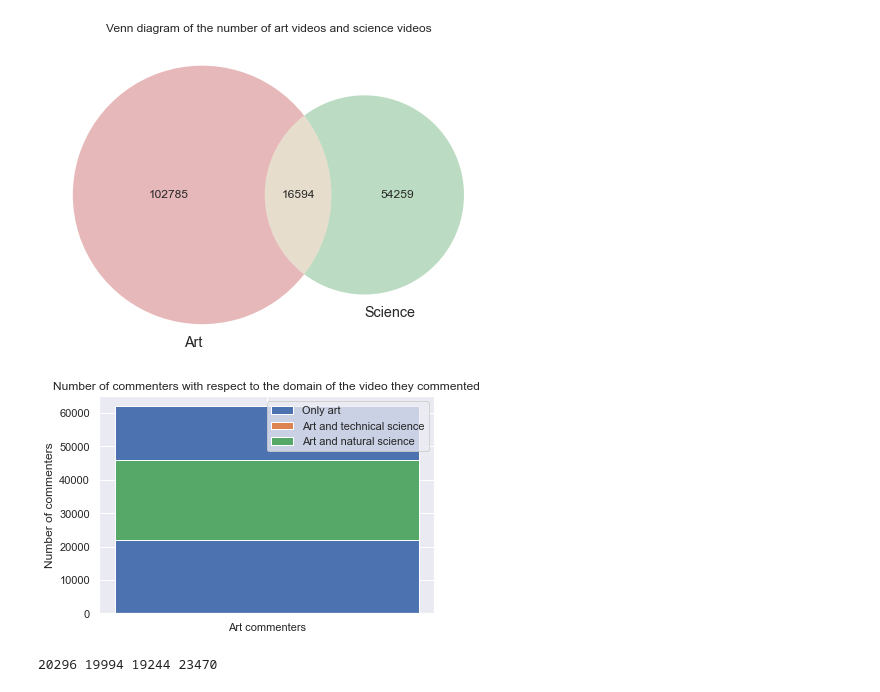
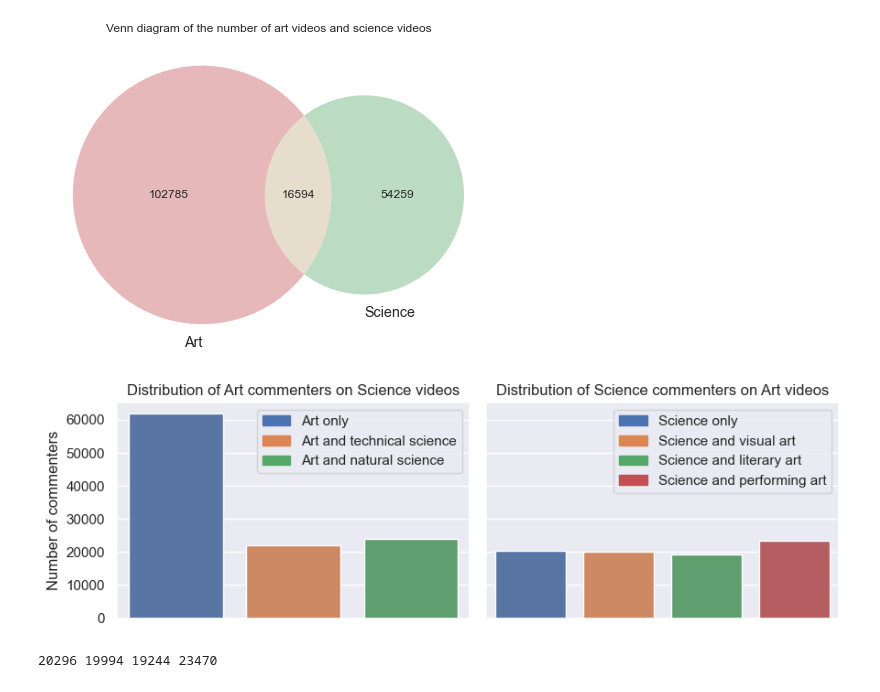
Before and after one commit to epfl-ada/ada-2022-project-geksada, a Jupyter notebook: Milestone 3.ipynb, the cells around one changed output. Cells and saved outputs as stored; diff of their text form; code cells hidden in the pictures.

```diff
--- a/Milestone 3.ipynb
+++ b/Milestone 3.ipynb
@@ -868,30 +885,35 @@ only_science_commenters = len(df_com_art_science[(df_com_art_science['science']
 science_visu_art_commenters = len(df_com_art_science[(df_com_art_science['science'] > 0) & (df_com_art_science['visual_art'] > 0)])
 science_lit_art_commenters = len(df_com_art_science[(df_com_art_science['science'] > 0) & (df_com_art_science['literary_art'] > 0)])
 science_perf_art_commenters = len(df_com_art_science[(df_com_art_science['science'] > 0) & (df_com_art_science['performing_art'] > 0)])
-# %%
-import matplotlib.pyplot as plt
-
-
-labels = ['Art commenters']
-only_subject = [only_art_commenters]
-v1 = [art_tech_science_commenters]
-v2 = [art_nat_science_commenters]
-width = 0.1
-
-fig, ax = plt.subplots()
-
-ax.bar(labels, only_subject, width, label='Only art')
-ax.bar(labels, v1, width, bottom=v2,
-       label='Art and technical science')
-ax.bar(labels, v2, width, bottom=v1, label='Art and natural science')
-
-ax.set_ylabel('Number of commenters')
-ax.set_title('Number of commenters with respect to the domain of the video they commented')
-ax.legend()
-
-plt.show()
-# %% [output]
-[figure, removed]
+# %%
+fig, axs = plt.subplots(1, 2, figsize=(9, 3), sharey = True)
+
+axs[0].set_ylabel('Number of commenters')
+
+# Art commenters w.r.t Science
+categories = ['Art only', 'Art and technical science', 'Art and natural science']
+values = [only_art_commenters, art_tech_science_commenters, art_nat_science_commenters]
+plot = sns.barplot(x=categories, y=values, ax=axs[0])
+axs[0].set_title('Distribution of Art commenters on Science videos')
+
+patches = [mpl.patches.Patch(color=sns.color_palette()[i], label=t) for i,t in enumerate(t.get_text() for t in plot.get_xticklabels())]
+axs[0].legend(handles=patches)
+axs[0].tick_params(axis='x', labelbottom=False)
+
+# Science commenters w.r.t Art
+categories = ['Science only', 'Science and visual art', 'Science and literary art', 'Science and performing art']
+values = [only_science_commenters, science_visu_art_commenters, science_lit_art_commenters, science_perf_art_commenters]
+plot = sns.barplot(x=categories, y=values, ax=axs[1])
+axs[1].set_title('Distribution of Science commenters on Art videos')
+
+patches = [mpl.patches.Patch(color=sns.color_palette()[i], label=t) for i,t in enumerate(t.get_text() for t in plot.get_xticklabels())]
+axs[1].legend(handles=patches)
+axs[1].tick_params(axis='x', labelbottom=False)
+
+plt.tight_layout()
+plt.show()
+# %% [output]
+[figure, added]
 # %%
 print(only_science_commenters, science_visu_art_commenters, science_lit_art_commenters, science_perf_art_commenters)
 # %% [output]
```
Also changed, not shown: parts of 20 cells of this notebook.
